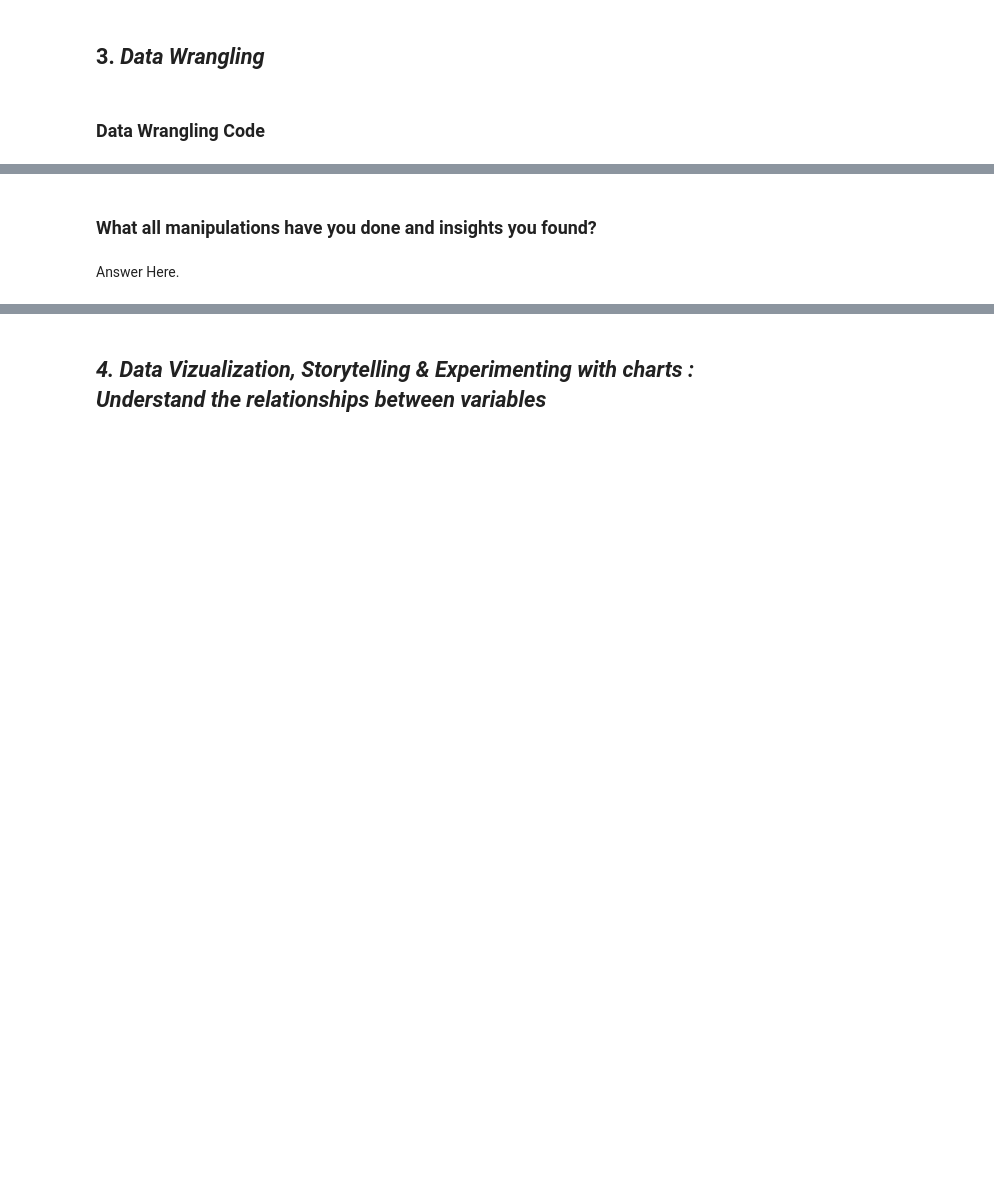
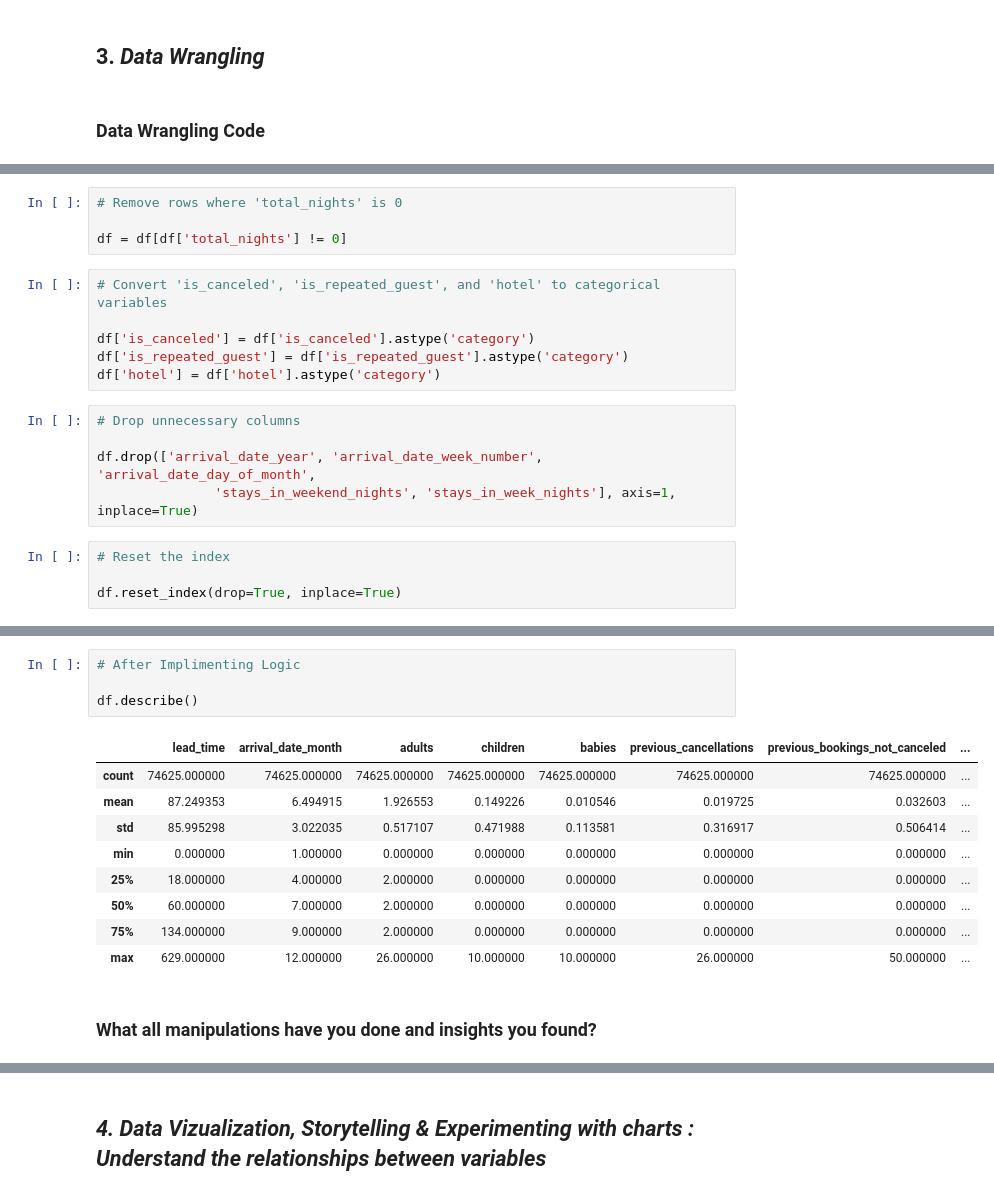
Before and after one commit to Mostaqul143/Hotel-Booking-Analysis, a Jupyter notebook: EDA Submission Template.ipynb, the cells around one changed output, grey strips where cells are left out. Drawn from its saved outputs; the diff is of its cells as text; blank space fills up the shorter version.

```diff
--- a/EDA Submission Template.ipynb
+++ b/EDA Submission Template.ipynb
@@ -308,0 +354,19 @@ df.describe()
+# %%
+# Remove rows where 'total_nights' is 0
+
+df = df[df['total_nights'] != 0]
+# %%
+# Convert 'is_canceled', 'is_repeated_guest', and 'hotel' to categorical variables
+
+df['is_canceled'] = df['is_canceled'].astype('category')
+df['is_repeated_guest'] = df['is_repeated_guest'].astype('category')
+df['hotel'] = df['hotel'].astype('category')
+# %%
+# Drop unnecessary columns
+
+df.drop(['arrival_date_year', 'arrival_date_week_number', 'arrival_date_day_of_month',
+               'stays_in_weekend_nights', 'stays_in_week_nights'], axis=1, inplace=True)
+# %%
+# Reset the index
+
+df.reset_index(drop=True, inplace=True)
@@ -309,4 +393,16 @@ df.describe()
+# %%
+# After Implimenting Logic
+
+df.describe()
+# %% [output]
+|  | lead_time | arrival_date_month | adults | children | babies | previous_cancellations | previous_bookings_not_canceled | ... |
+| count | 74625.000000 | 74625.000000 | 74625.000000 | 74625.000000 | 74625.000000 | 74625.000000 | 74625.000000 | ... |
+| mean | 87.249353 | 6.494915 | 1.926553 | 0.149226 | 0.010546 | 0.019725 | 0.032603 | ... |
+| std | 85.995298 | 3.022035 | 0.517107 | 0.471988 | 0.113581 | 0.316917 | 0.506414 | ... |
+| min | 0.000000 | 1.000000 | 0.000000 | 0.000000 | 0.000000 | 0.000000 | 0.000000 | ... |
+| 25% | 18.000000 | 4.000000 | 2.000000 | 0.000000 | 0.000000 | 0.000000 | 0.000000 | ... |
+| 50% | 60.000000 | 7.000000 | 2.000000 | 0.000000 | 0.000000 | 0.000000 | 0.000000 | ... |
+| 75% | 134.000000 | 9.000000 | 2.000000 | 0.000000 | 0.000000 | 0.000000 | 0.000000 | ... |
+| max | 629.000000 | 12.000000 | 26.000000 | 10.000000 | 10.000000 | 26.000000 | 50.000000 | ... |
 # %% [markdown]
 ### What all manipulations have you done and insights you found?
-# %% [markdown]
-Answer Here.
```
Also changed, not shown: parts of 11 cells of this notebook.
